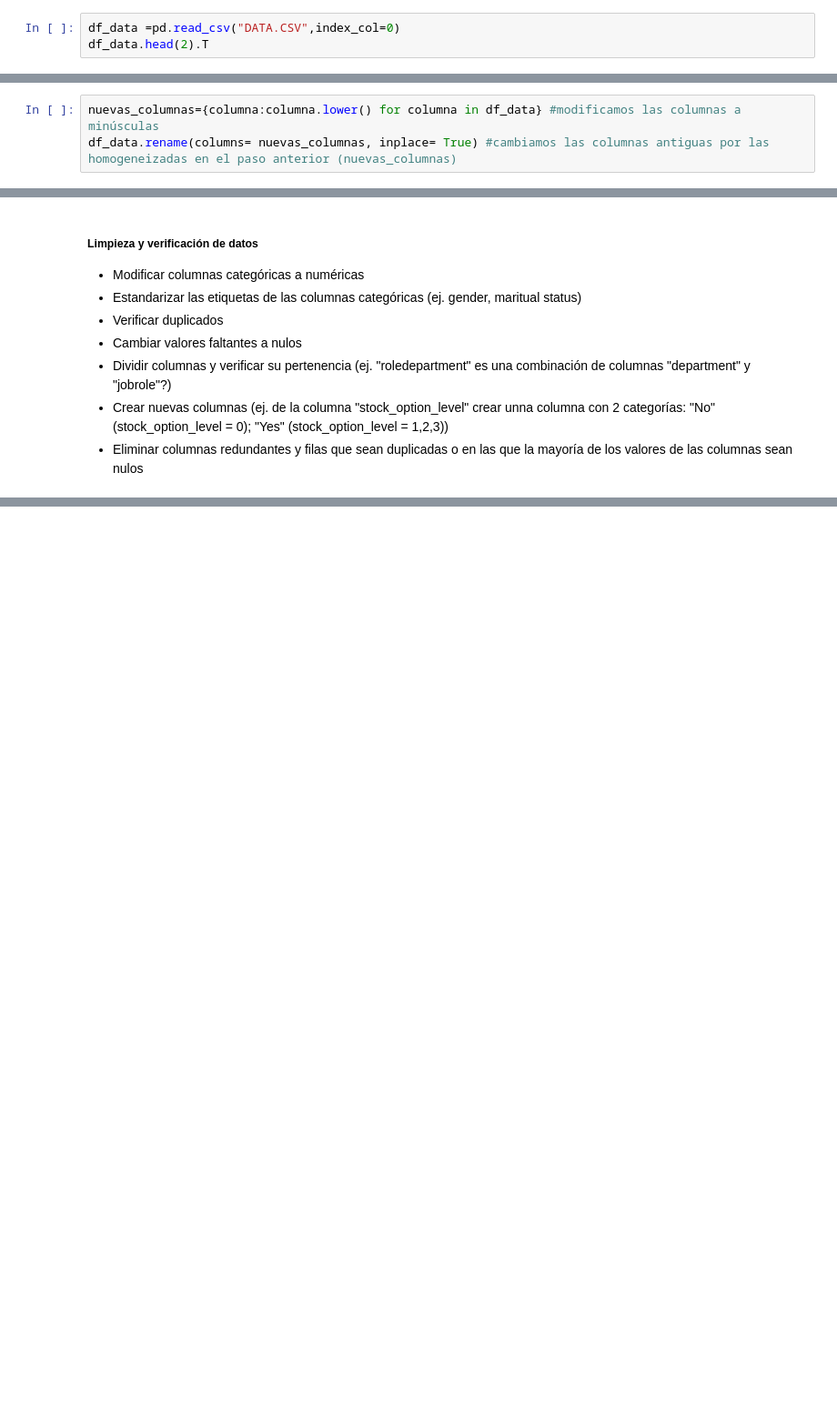
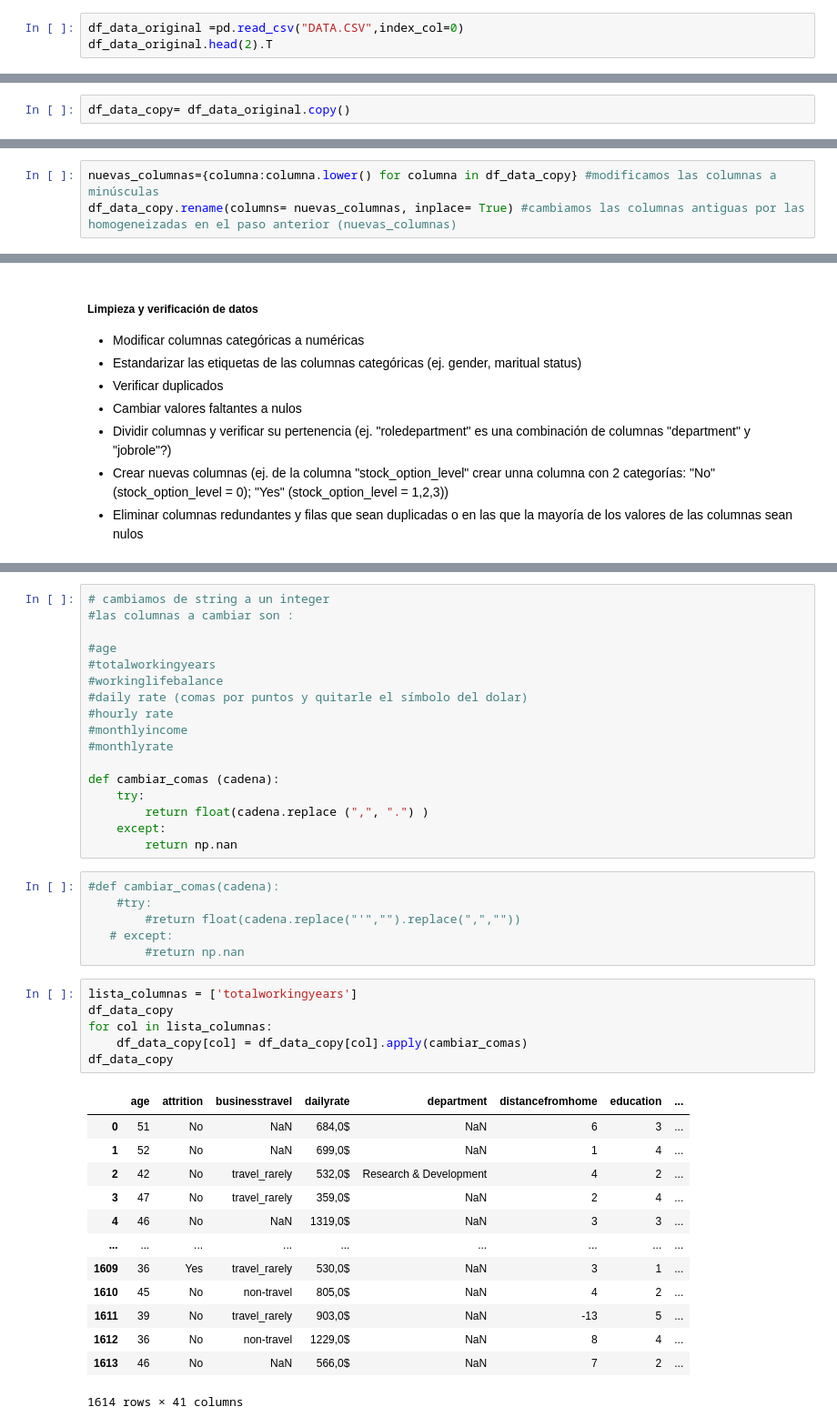
Before and after one commit to Adalab/proyecto-da-promo-Farzana-modulo3-team1, a Jupyter notebook: madre.ipynb, the cells around one changed output, grey strips where cells are left out. Shown: that part at 91% size. Cells and saved outputs as stored; diff of their text form; blank space fills up the shorter version.

```diff
--- a/madre.ipynb
+++ b/madre.ipynb
@@ -3,8 +3,8 @@ import pandas as pd
 import numpy as np
 pd.set_option('display.max_columns', None) # para poder visualizar todas las columnas de los DataFrames
 # %%
-df_data =pd.read_csv("DATA.CSV",index_col=0)
-df_data.head(2).T
+df_data_original =pd.read_csv("DATA.CSV",index_col=0)
+df_data_original.head(2).T
 # %% [output]
 |  | 0 | 1 |
 | Age | 51 | 52 |
@@ -40,3 +40,5 @@ Index(['Age', 'Attrition', 'BusinessTravel', 'DailyRate', 'Department',
       dtype='object')
 # %% [markdown]
 ##### Homogeneización del nombre de las columnas (en minúsculas)
+# %%
+df_data_copy= df_data_original.copy()
@@ -43,4 +51,4 @@ Index(['Age', 'Attrition', 'BusinessTravel', 'DailyRate', 'Department',
 # %%
-nuevas_columnas={columna:columna.lower() for columna in df_data} #modificamos las columnas a minúsculas
-df_data.rename(columns= nuevas_columnas, inplace= True) #cambiamos las columnas antiguas por las homogeneizadas en el paso anterior (nuevas_columnas)
+nuevas_columnas={columna:columna.lower() for columna in df_data_copy} #modificamos las columnas a minúsculas
+df_data_copy.rename(columns= nuevas_columnas, inplace= True) #cambiamos las columnas antiguas por las homogeneizadas en el paso anterior (nuevas_columnas)
 # %%
@@ -74,0 +92,43 @@ df_data.head(2).T
+# %%
+# cambiamos de string a un integer
+#las columnas a cambiar son :
+
+#age
+#totalworkingyears
+#workinglifebalance
+#daily rate (comas por puntos y quitarle el símbolo del dolar)
+#hourly rate
+#monthlyincome
+#monthlyrate
+
+def cambiar_comas (cadena):
+    try:
+        return float(cadena.replace (",", ".") )
+    except:
+        return np.nan
+# %%
+#def cambiar_comas(cadena):
+    #try:
+        #return float(cadena.replace("'","").replace(",",""))
+   # except:
+        #return np.nan
+# %%
+lista_columnas = ['totalworkingyears']
+df_data_copy
+for col in lista_columnas:
+    df_data_copy[col] = df_data_copy[col].apply(cambiar_comas)
+df_data_copy
+# %% [output]
+|  | age | attrition | businesstravel | dailyrate | department | distancefromhome | education | ... |
+| 0 | 51 | No | NaN | 684,0$ | NaN | 6 | 3 | ... |
+| 1 | 52 | No | NaN | 699,0$ | NaN | 1 | 4 | ... |
+| 2 | 42 | No | travel_rarely | 532,0$ | Research & Development | 4 | 2 | ... |
+| 3 | 47 | No | travel_rarely | 359,0$ | NaN | 2 | 4 | ... |
+| 4 | 46 | No | NaN | 1319,0$ | NaN | 3 | 3 | ... |
+| ... | ... | ... | ... | ... | ... | ... | ... | ... |
+| 1609 | 36 | Yes | travel_rarely | 530,0$ | NaN | 3 | 1 | ... |
+| 1610 | 45 | No | non-travel | 805,0$ | NaN | 4 | 2 | ... |
+| 1611 | 39 | No | travel_rarely | 903,0$ | NaN | -13 | 5 | ... |
+| 1612 | 36 | No | non-travel | 1229,0$ | NaN | 8 | 4 | ... |
+| 1613 | 46 | No | NaN | 566,0$ | NaN | 7 | 2 | ... |
+1614 rows × 41 columns
```
Also changed, not shown: parts of 6 cells of this notebook.
